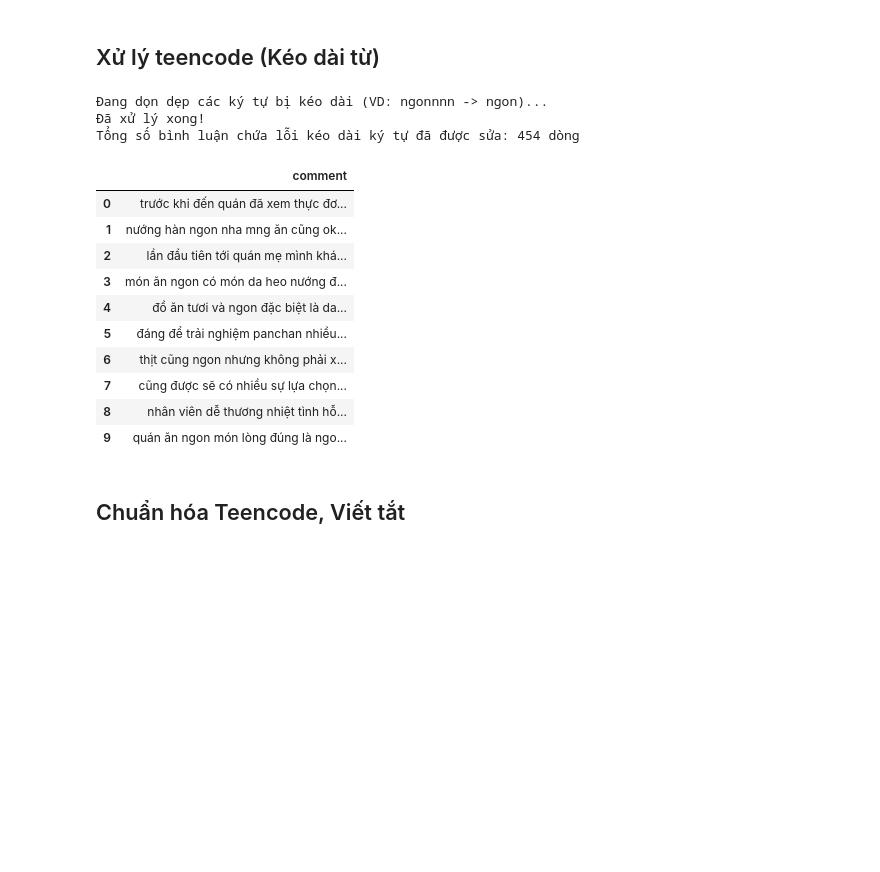
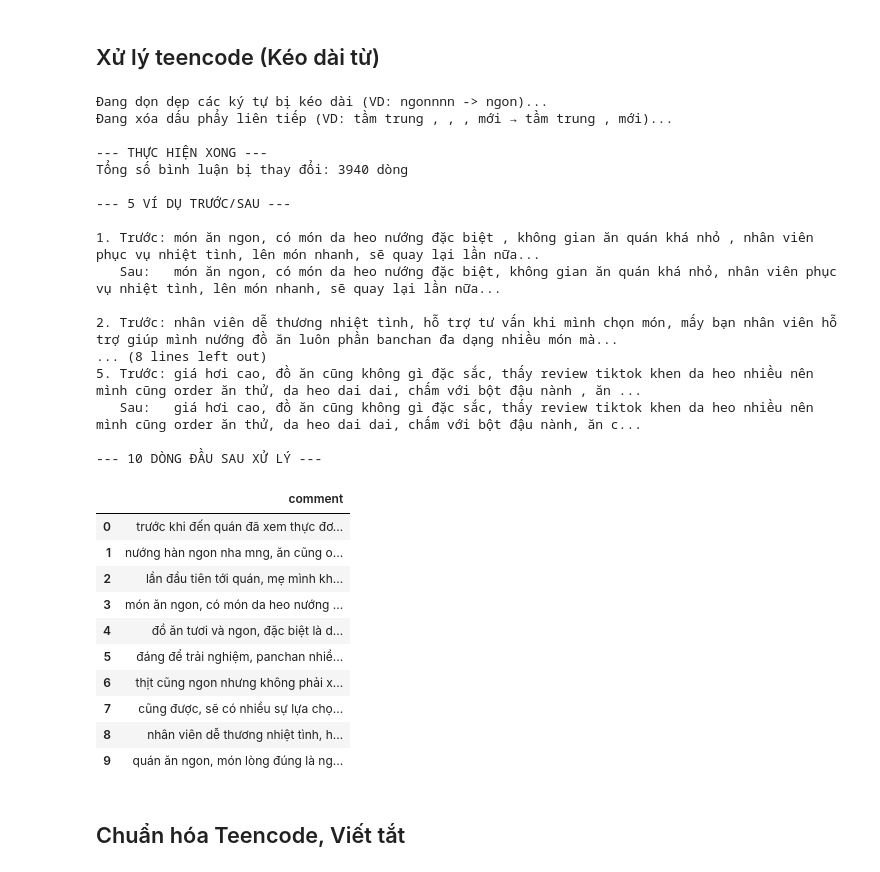
Before and after one commit to chichic21039/ML-Lab1-Restaurant, a Jupyter notebook: preprocessing and eda/preprocessing_and_eda.ipynb, the cells around one changed output. Saved outputs shown, nothing was run; the diff lists cells and outputs as text; code cells hidden in the pictures; blank space fills up the shorter version.

```diff
--- a/preprocessing and eda/preprocessing_and_eda.ipynb
+++ b/preprocessing and eda/preprocessing_and_eda.ipynb
@@ -835,50 +846,84 @@ Tuyệt vời! Không còn bất kỳ emoji nào sót lại trong cột 'comment
 # %%
 import re
 import pandas as pd
 
 def remove_elongation(text):
     if pd.isna(text) or not isinstance(text, str):
         return ""
 
-    # Chuyển \1+ thành \1{2,}
-    # Nghĩa là: Giữ lại 1 ký tự gốc + Nếu nó lặp lại thêm 2 lần trở lên (tổng >= 3 lần) thì mới cắt bỏ
+    # Bước 1: Xóa ký tự kéo dài (ngonnnn -> ngon)
     pattern = r'([a-zđáàãảạâấầẫẩậăắằẵẳặéèẽẻẹêếềễểệíìĩỉịóòõỏọôốồỗổộơớờỡởợúùũủụưứừữửựýỳỹỷỵ])\1{2,}'
+    text = re.sub(pattern, r'\1', text, flags=re.IGNORECASE)
 
-    # Thay thế những cụm >= 3 ký tự về đúng 1 ký tự
-    return re.sub(pattern, r'\1', text, flags=re.IGNORECASE)
+    # === BƯỚC MỚI: XÓA DẤU PHẨY LIÊN TIẾP ===
+    # Thay thế nhiều dấu phẩy liên tiếp (,,,) thành 1 dấu phẩy
+    text = re.sub(r',+', ',', text)
+
+    # Chuẩn hóa khoảng trắng xung quanh dấu phẩy (tránh " , , ," → " , ")
+    text = re.sub(r'\s*,\s*', ', ', text)
+
+    # Dọn dẹp khoảng trắng thừa
+    text = re.sub(r'\s+', ' ', text).strip()
+
+    return text
 
 # Lưu cột gốc để đếm số dòng thay đổi
 df_reviews['comment_old'] = df_reviews['comment']
 
 print("Đang dọn dẹp các ký tự bị kéo dài (VD: ngonnnn -> ngon)...")
+print("Đang xóa dấu phẩy liên tiếp (VD: tầm trung , , , mới → tầm trung , mới)...\n")
+
 # Áp dụng chuẩn hóa
 df_reviews['comment'] = df_reviews['comment'].apply(remove_elongation)
 
 # Thống kê kết quả
 changed_rows = (df_reviews['comment'] != df_reviews['comment_old']).sum()
-print(f"Đã xử lý xong!")
-print(f"Tổng số bình luận chứa lỗi kéo dài ký tự đã được sửa: {changed_rows} dòng")
+print(f"--- THỰC HIỆN XONG ---")
+print(f"Tổng số bình luận bị thay đổi: {changed_rows} dòng")
+
+if changed_rows > 0:
+    # Hiển thị ví dụ trước/sau
+    changed_df = df_reviews[df_reviews['comment'] != df_reviews['comment_old']]
+    print(f"\n--- {min(5, len(changed_df))} VÍ DỤ TRƯỚC/SAU ---")
+    for idx, (before, after) in enumerate(zip(changed_df['comment_old'].head(5), changed_df['comment'].head(5)), 1):
+        print(f"\n{idx}. Trước: {before[:150]}...")
+        print(f"   Sau:   {after[:150]}...")
 
 # Xóa cột tạm
 df_reviews = df_reviews.drop(columns=['comment_old'])
 
 # Xem thử kết quả
+print(f"\n--- 10 DÒNG ĐẦU SAU XỬ LÝ ---")
 display(df_reviews[['comment']].head(10))
 # %% [output]
 Đang dọn dẹp các ký tự bị kéo dài (VD: ngonnnn -> ngon)...
-Đã xử lý xong!
-Tổng số bình luận chứa lỗi kéo dài ký tự đã được sửa: 454 dòng
+Đang xóa dấu phẩy liên tiếp (VD: tầm trung , , , mới → tầm trung , mới)...
+
+--- THỰC HIỆN XONG ---
+Tổng số bình luận bị thay đổi: 3940 dòng
+
+--- 5 VÍ DỤ TRƯỚC/SAU ---
+
+1. Trước: món ăn ngon, có món da heo nướng đặc biệt , không gian ăn quán khá nhỏ , nhân viên phục vụ nhiệt tình, lên món nhanh, sẽ quay lại lần nữa...
+   Sau:   món ăn ngon, có món da heo nướng đặc biệt, không gian ăn quán khá nhỏ, nhân viên phục vụ nhiệt tình, lên món nhanh, sẽ quay lại lần nữa...
+
+2. Trước: nhân viên dễ thương nhiệt tình, hỗ trợ tư vấn khi mình chọn món, mấy bạn nhân viên hỗ trợ giúp mình nướng đồ ăn luôn phần banchan đa dạng nhiều món mà...
+... (8 lines left out)
+5. Trước: giá hơi cao, đồ ăn cũng không gì đặc sắc, thấy review tiktok khen da heo nhiều nên mình cũng order ăn thử, da heo dai dai, chấm với bột đậu nành , ăn ...
+   Sau:   giá hơi cao, đồ ăn cũng không gì đặc sắc, thấy review tiktok khen da heo nhiều nên mình cũng order ăn thử, da heo dai dai, chấm với bột đậu nành, ăn c...
+
+--- 10 DÒNG ĐẦU SAU XỬ LÝ ---
 |  | comment |
 | 0 | trước khi đến quán đã xem thực đơ... |
-| 1 | nướng hàn ngon nha mng ăn cũng ok... |
-| 2 | lần đầu tiên tới quán mẹ mình khá... |
-| 3 | món ăn ngon có món da heo nướng đ... |
-| 4 | đồ ăn tươi và ngon đặc biệt là da... |
-| 5 | đáng để trải nghiệm panchan nhiều... |
+| 1 | nướng hàn ngon nha mng, ăn cũng o... |
+| 2 | lần đầu tiên tới quán, mẹ mình kh... |
+| 3 | món ăn ngon, có món da heo nướng ... |
+| 4 | đồ ăn tươi và ngon, đặc biệt là d... |
+| 5 | đáng để trải nghiệm, panchan nhiề... |
 | 6 | thịt cũng ngon nhưng không phải x... |
-| 7 | cũng được sẽ có nhiều sự lựa chọn... |
-| 8 | nhân viên dễ thương nhiệt tình hỗ... |
-| 9 | quán ăn ngon món lòng đúng là ngo... |
+| 7 | cũng được, sẽ có nhiều sự lựa chọ... |
+| 8 | nhân viên dễ thương nhiệt tình, h... |
+| 9 | quán ăn ngon, món lòng đúng là ng... |
 # %% [markdown]
 ## Chuẩn hóa Teencode, Viết tắt
 # %%
```
Also changed, not shown: parts of 4 cells of this notebook.
